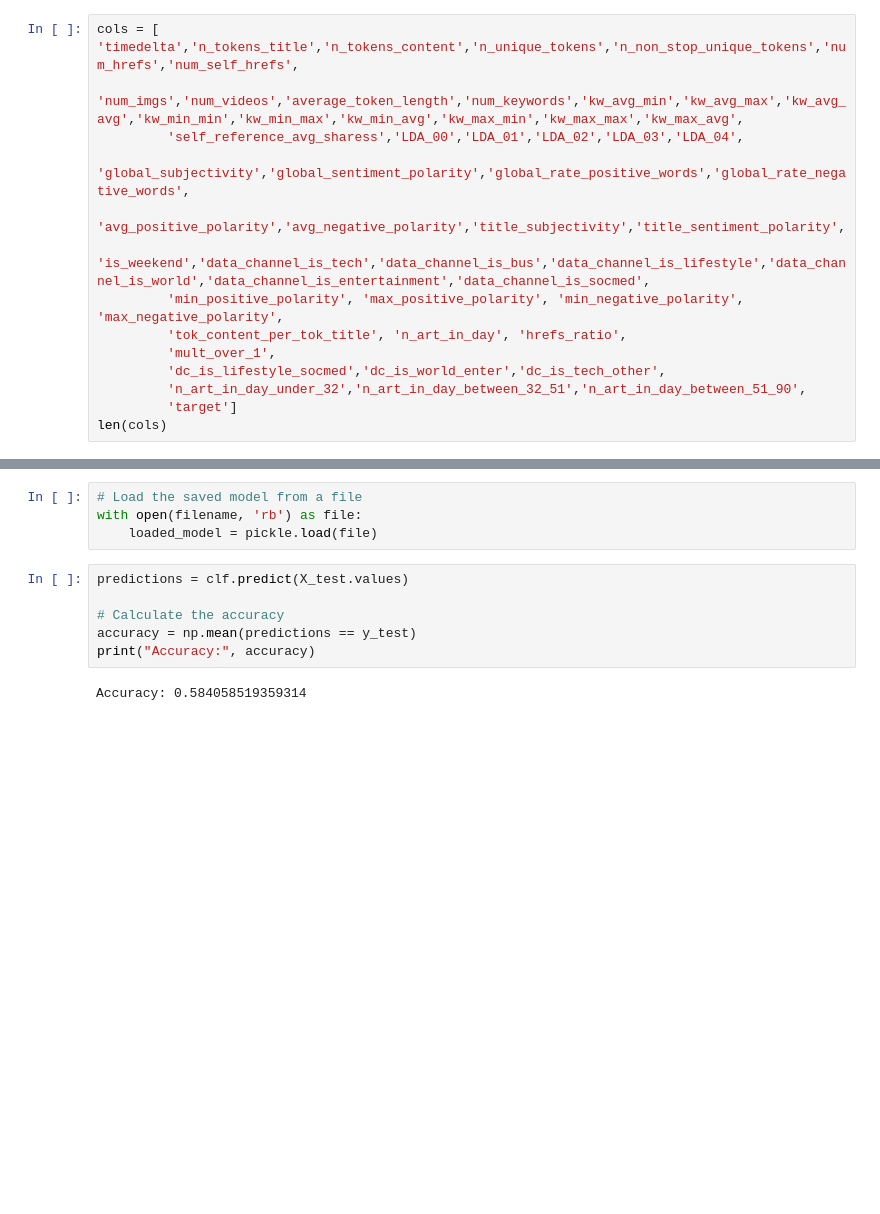
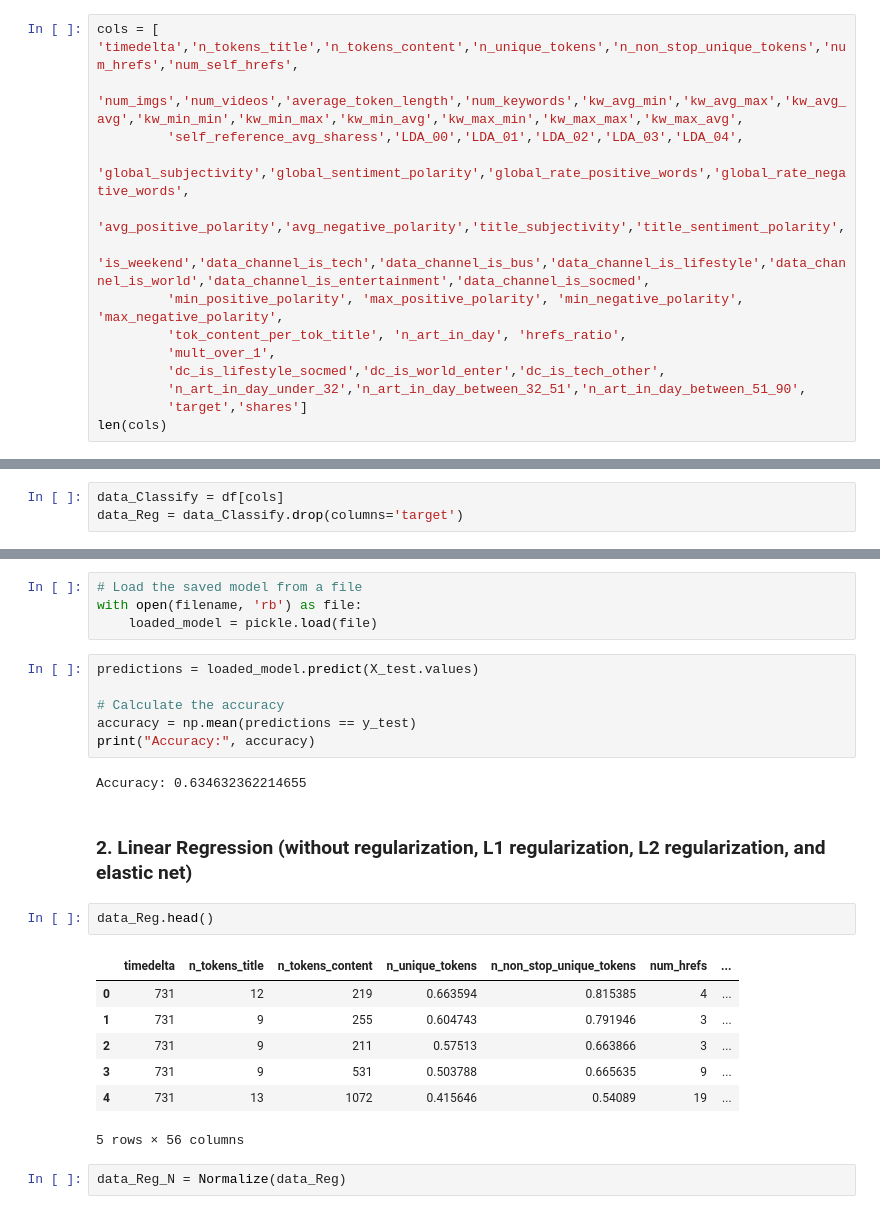
Before and after one commit to it21053528/Fiverr-Freelancing, a Jupyter notebook: Harpreet Singh/OnlineNewsPopularity/Online_news_popularity.ipynb, the cells around one changed output, grey strips where cells are left out. Saved outputs shown, nothing was run; the diff lists cells and outputs as text; blank space fills up the shorter version.

```diff
--- a/Harpreet Singh/OnlineNewsPopularity/Online_news_popularity.ipynb
+++ b/Harpreet Singh/OnlineNewsPopularity/Online_news_popularity.ipynb
@@ -376,6 +396,6 @@ cols = [ 'timedelta','n_tokens_title','n_tokens_content','n_unique_tokens','n_no
          'mult_over_1',
          'dc_is_lifestyle_socmed','dc_is_world_enter','dc_is_tech_other',
          'n_art_in_day_under_32','n_art_in_day_between_32_51','n_art_in_day_between_51_90',
-         'target']
+         'target','shares']
 len(cols)
 # %% [output]
@@ -400,0 +403,3 @@ data
+# %%
+data_Classify = df[cols]
+data_Reg = data_Classify.drop(columns='target')
@@ -635,10 +620,24 @@ with open(filename, 'wb') as file:
 with open(filename, 'rb') as file:
     loaded_model = pickle.load(file)
 # %%
-predictions = clf.predict(X_test.values)
+predictions = loaded_model.predict(X_test.values)
 
 # Calculate the accuracy
 accuracy = np.mean(predictions == y_test)
 print("Accuracy:", accuracy)
 # %% [output]
-Accuracy: 0.584058519359314
+Accuracy: 0.634632362214655
+# %% [markdown]
+### 2. Linear Regression (without regularization, L1 regularization, L2 regularization, and elastic net)
+# %%
+data_Reg.head()
+# %% [output]
+|  | timedelta | n_tokens_title | n_tokens_content | n_unique_tokens | n_non_stop_unique_tokens | num_hrefs | ... |
+| 0 | 731 | 12 | 219 | 0.663594 | 0.815385 | 4 | ... |
+| 1 | 731 | 9 | 255 | 0.604743 | 0.791946 | 3 | ... |
+| 2 | 731 | 9 | 211 | 0.57513 | 0.663866 | 3 | ... |
+| 3 | 731 | 9 | 531 | 0.503788 | 0.665635 | 9 | ... |
+| 4 | 731 | 13 | 1072 | 0.415646 | 0.54089 | 19 | ... |
+5 rows × 56 columns
+# %%
+data_Reg_N = Normalize(data_Reg)
```
Also changed, not shown: parts of 25 cells of this notebook, 1 other file.
